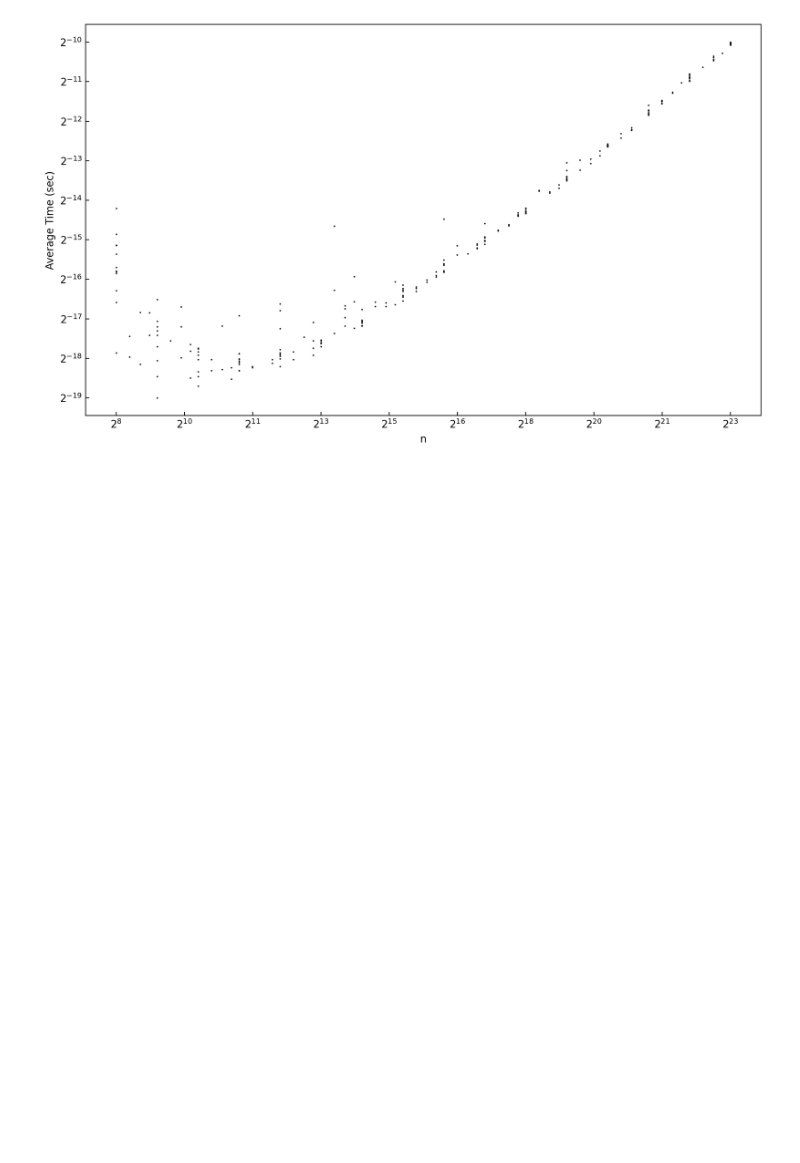
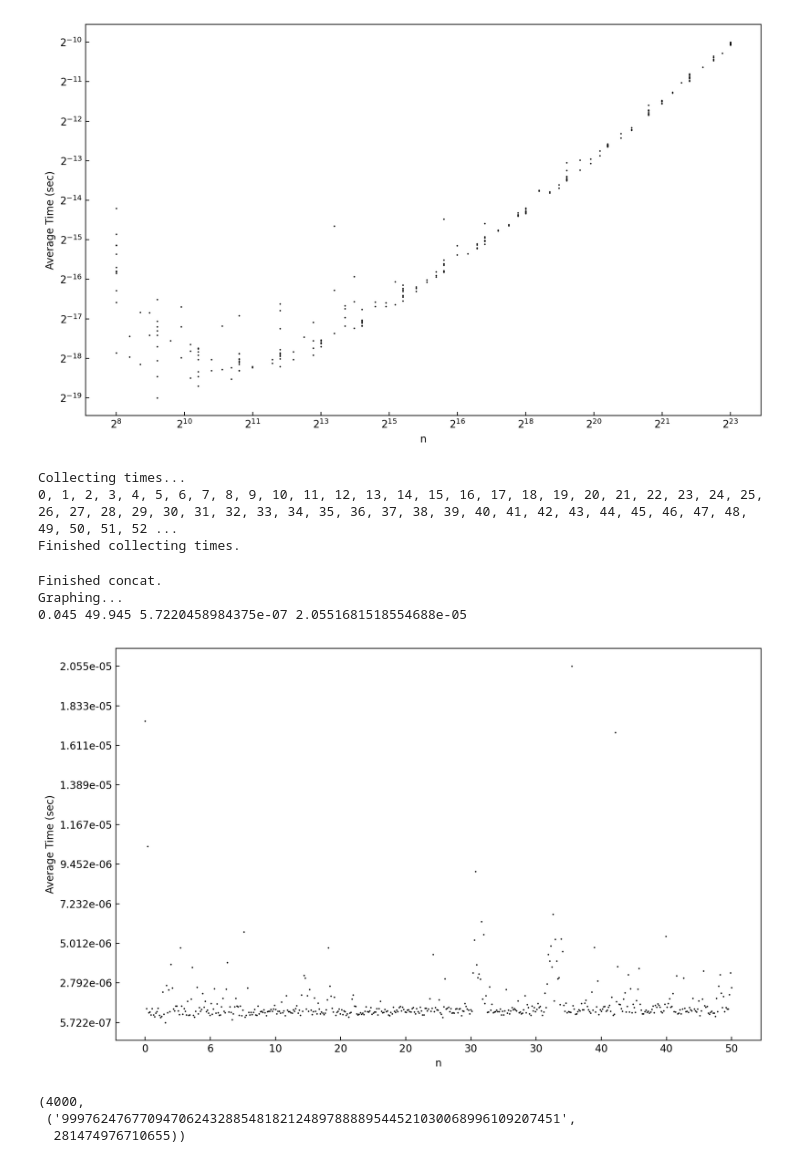
Before and after one commit to sumaddury/SmoothDLP, a Jupyter notebook: testNotebook.ipynb, the cells around one changed output. Saved outputs shown, nothing was run; the diff lists cells and outputs as text; code cells hidden in the pictures; blank space fills up the shorter version.

Commit message:
Implemented dickman_rho, psi, and tested

```diff
--- a/testNotebook.ipynb
+++ b/testNotebook.ipynb
@@ -262,3 +262,17 @@ Finished concat.
 Graphing...
 255 8388607 1.7285346987083727e-06 0.001272737979889138
 [figure]
+# %%
+U = [float(i/100.0) for i in range(5000)]
+times = primality_complexity(lambda n : log_dickman(n), 0, sorted(U))
+# %% [output]
+Collecting times...
+0, 1, 2, 3, 4, 5, 6, 7, 8, 9, 10, 11, 12, 13, 14, 15, 16, 17, 18, 19, 20, 21, 22, 23, 24, 25, 26, 27, 28, 29, 30, 31, 32, 33, 34, 35, 36, 37, 38, 39, 40, 41, 42, 43, 44, 45, 46, 47, 48, 49, 50, 51, 52 ...
+Finished collecting times.
+# %%
+graph_complexity(times[0], times[1], dpts=500, log=False)
+# %% [output]
+Finished concat.
+Graphing...
+0.045 49.945 5.7220458984375e-07 2.0551681518554688e-05
+[figure, added]
@@ -264,0 +305,6 @@ Graphing...
+# %%
+len(cases), max(cases)
+# %% [output]
+(4000,
+ ('9997624767709470624328854818212489788889544521030068996109207451',
+  281474976710655))
```
Also changed, not shown: parts of 5 cells of this notebook, 12 other files.
